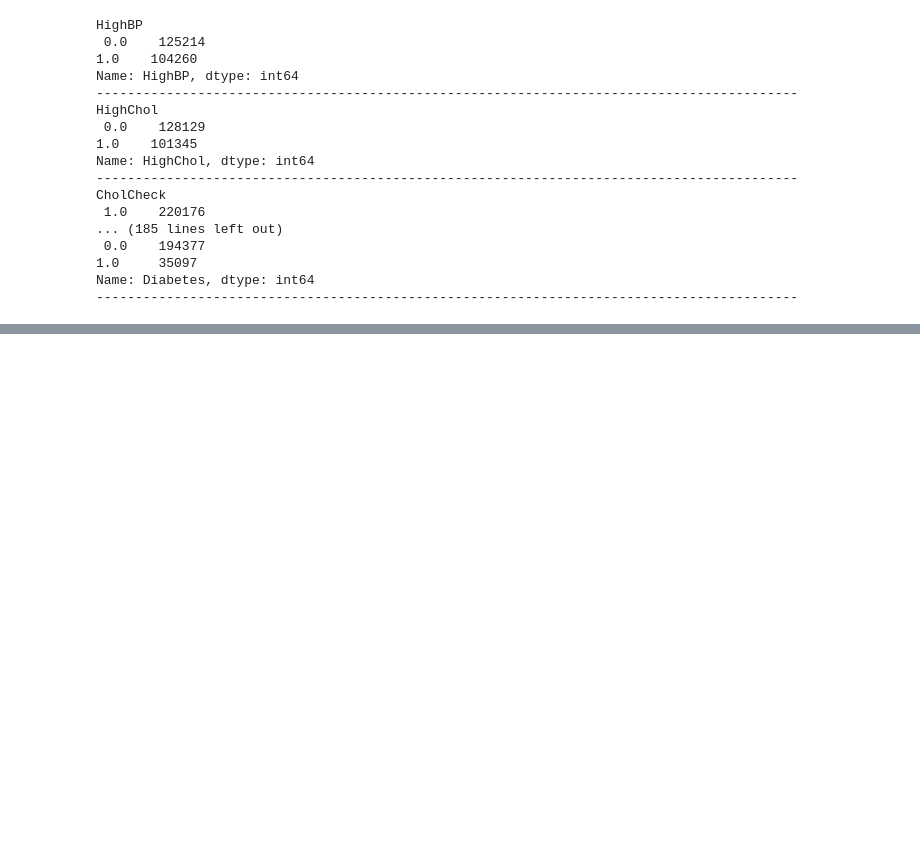
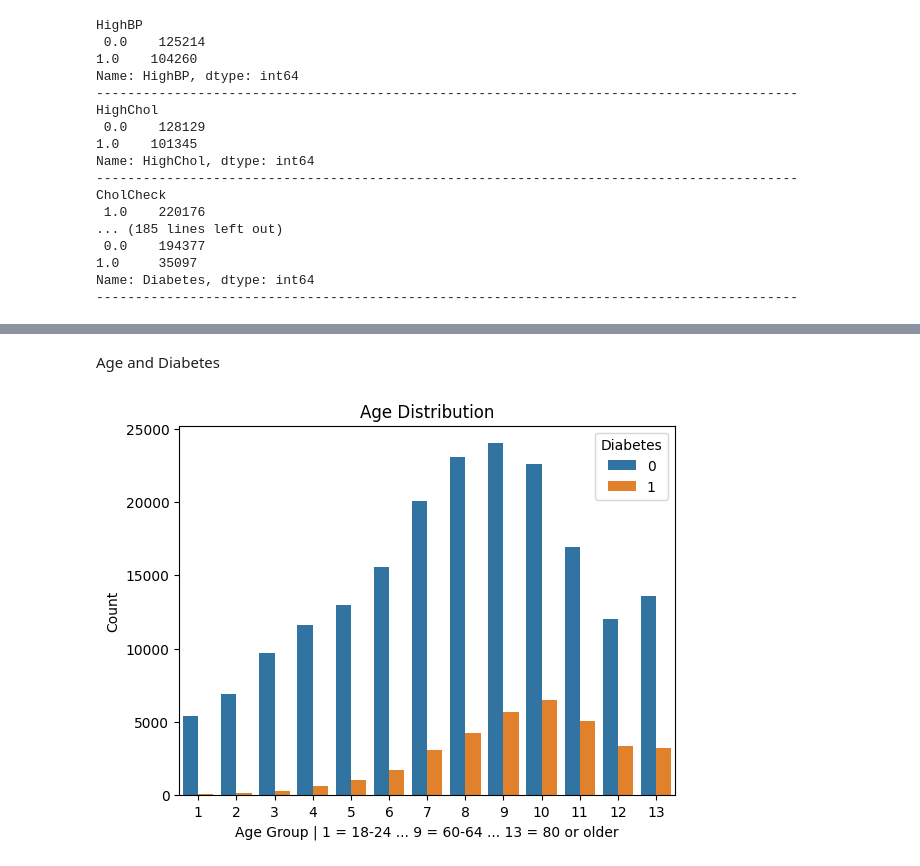
Before and after one commit to Payal2000/Diabetes_Prediction, a Jupyter notebook: Diabetes_Study.ipynb, the cells around one changed output, grey strips where cells are left out. Saved outputs shown, nothing was run; the diff lists cells and outputs as text; code cells hidden in the pictures; blank space fills up the shorter version.

```diff
--- a/Diabetes_Study.ipynb
+++ b/Diabetes_Study.ipynb
@@ -113,0 +143,12 @@ Name: Diabetes, dtype: int64
+# %% [markdown]
+Age and Diabetes
+# %%
+# Age group distribution
+sns.countplot(x='Age', data=df, hue='Diabetes')
+# Create a count plot using 'Age' as the x-axis, 'Diabetes' as the hue (differentiated by color)
+plt.title('Age Distribution')
+plt.xlabel('Age Group | 1 = 18-24 ... 9 = 60-64 ... 13 = 80 or older')# Set the x-axis label
+plt.ylabel('Count') # Set the y-axis label
+plt.show()# Display the count plot
+# %% [output]
+[figure, added]
```
Also changed, not shown: parts of 6 cells of this notebook.
